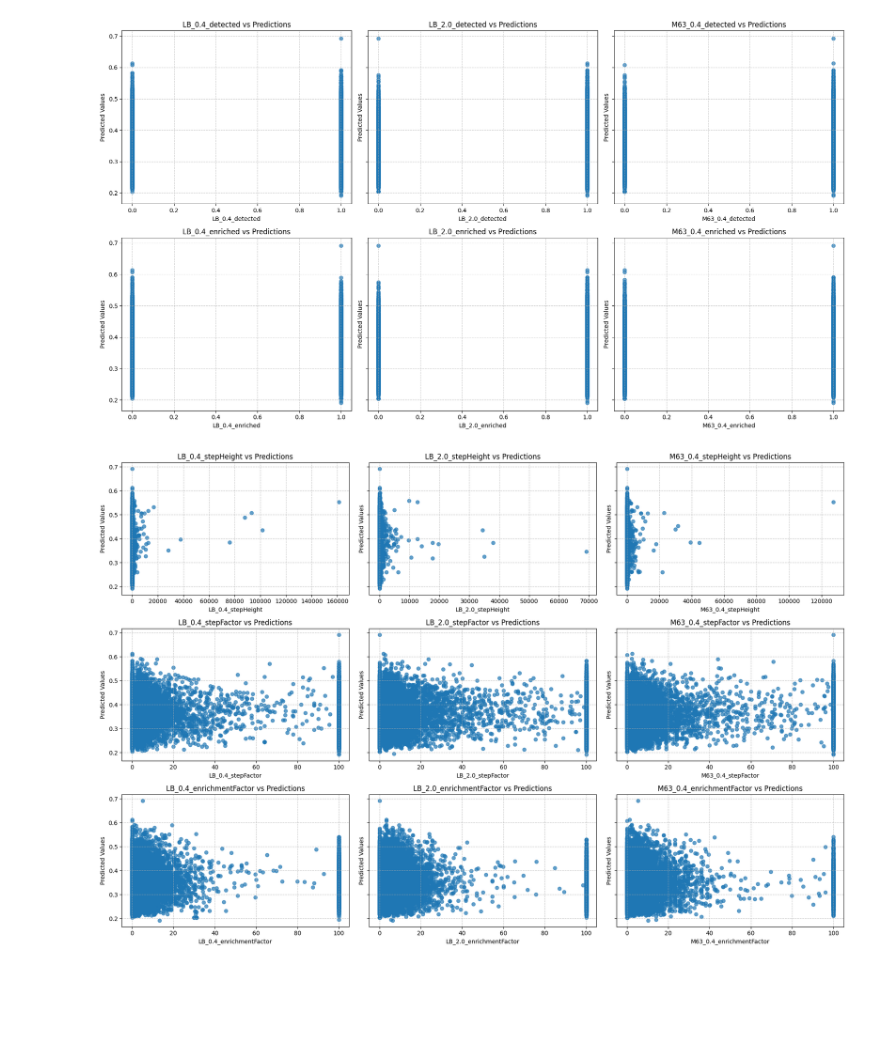
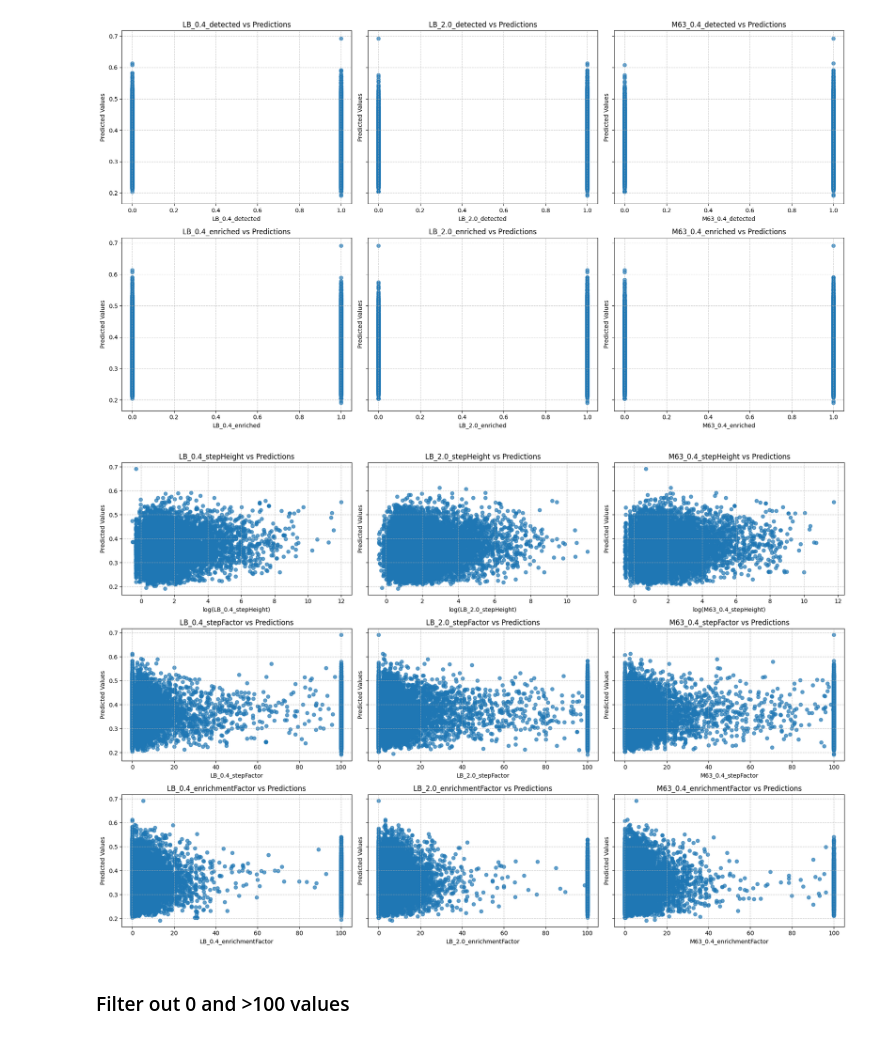
Before and after one commit to Rhys-sg/promoter-sequence-transcription-rates, a Jupyter notebook: v2/Comparisons/Functional (Thomasan)/CNN_6_1_2_thomasan_eval.ipynb, the cells around one changed output. Saved outputs shown, nothing was run; the diff lists cells and outputs as text; code cells hidden in the pictures; blank space fills up the shorter version.

```diff
--- a/v2/Comparisons/Functional (Thomasan)/CNN_6_1_2_thomasan_eval.ipynb
+++ b/v2/Comparisons/Functional (Thomasan)/CNN_6_1_2_thomasan_eval.ipynb
@@ -98,18 +98,26 @@ plt.show()
 # %%
 columns_to_plot = thomasan_df.columns[9:-1]
 
 fig, axes = plt.subplots(3, 3, figsize=(18, 12), sharey=True)
 axes = axes.flatten()
 
 # Loop through each column and subplot
 for i, column in enumerate(columns_to_plot):
-    axes[i].scatter(thomasan_df[column], thomasan_pred, alpha=0.7)
+    filtered_df = thomasan_df.copy()
+    if 'stepHeight' in column:
+        filtered_df[column] = np.log(filtered_df[column])
+    axes[i].scatter(filtered_df[column], thomasan_pred, alpha=0.7)
     axes[i].set_title(f'{column} vs Predictions', fontsize=12)
-    axes[i].set_xlabel(column, fontsize=10)
+    if 'stepHeight' in column:
+        axes[i].set_xlabel(f'log({column})', fontsize=10)
+    else:
+        axes[i].set_xlabel(column, fontsize=10)
     axes[i].set_ylabel('Predicted Values', fontsize=10)
     axes[i].grid(True, linestyle='--', alpha=0.7)
 
 plt.tight_layout()
 plt.show()
 # %% [output]
-[figure, old version]
+[figure, new version]
+# %% [markdown]
+### Filter out 0 and >100 values
```
Also changed, not shown: parts of 3 cells of this notebook, 2 other files.
